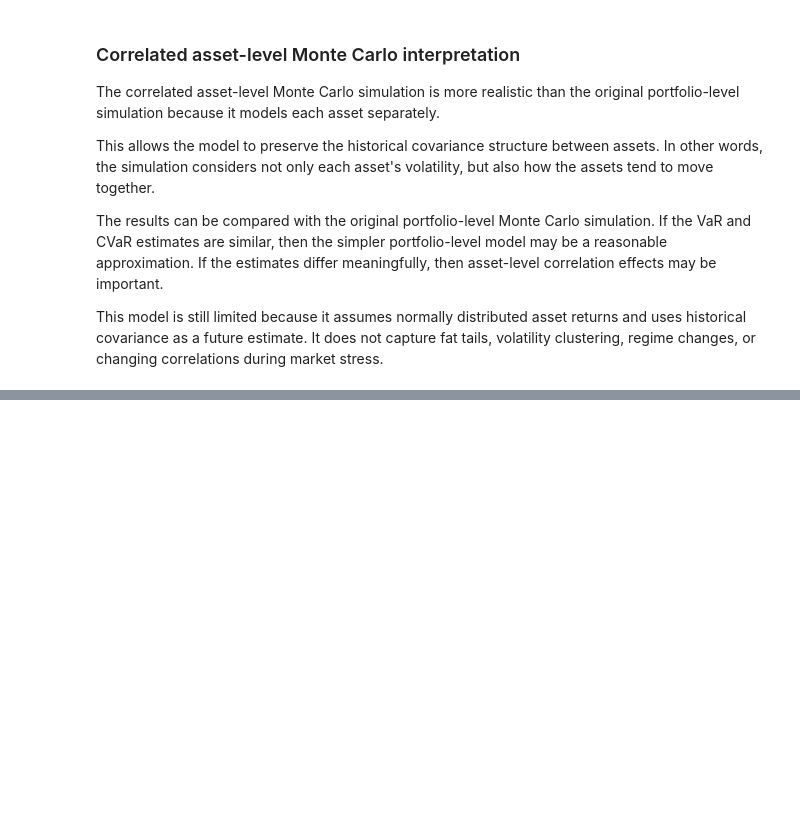
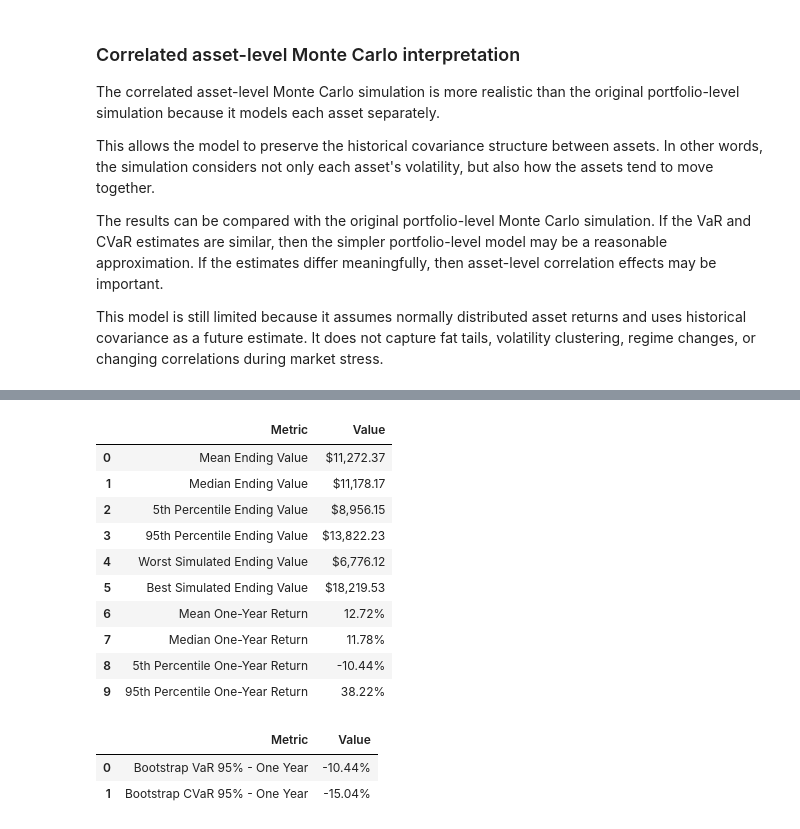
Before and after one commit to jimech/market-risk-analytics-python, a Jupyter notebook: notebooks/executed_01_portfolio_risk_modeling.ipynb, the cells around one changed output, grey strips where cells are left out. Cells and saved outputs as stored; diff of their text form; code cells hidden in the pictures; blank space fills up the shorter version.

```diff
--- a/notebooks/executed_01_portfolio_risk_modeling.ipynb
+++ b/notebooks/executed_01_portfolio_risk_modeling.ipynb
@@ -1659,0 +1732,54 @@ This model is still limited because it assumes normally distributed asset return
+# %%
+bootstrap_simulation_summary_display = bootstrap_simulation_summary.copy()
+
+money_metrics = [
+    "Mean Ending Value",
+    "Median Ending Value",
+    "5th Percentile Ending Value",
+    "95th Percentile Ending Value",
+    "Worst Simulated Ending Value",
+    "Best Simulated Ending Value"
+]
+
+bootstrap_simulation_summary_display["Value"] = bootstrap_simulation_summary_display.apply(
+    lambda row: f"${row['Value']:,.2f}" if row["Metric"] in money_metrics else f"{row['Value']:.2%}",
+    axis=1
+)
+
+bootstrap_simulation_summary_display
+# %% [output]
+|  | Metric | Value |
+| 0 | Mean Ending Value | $11,272.37 |
+| 1 | Median Ending Value | $11,178.17 |
+| 2 | 5th Percentile Ending Value | $8,956.15 |
+| 3 | 95th Percentile Ending Value | $13,822.23 |
+| 4 | Worst Simulated Ending Value | $6,776.12 |
+| 5 | Best Simulated Ending Value | $18,219.53 |
+| 6 | Mean One-Year Return | 12.72% |
+| 7 | Median One-Year Return | 11.78% |
+| 8 | 5th Percentile One-Year Return | -10.44% |
+| 9 | 95th Percentile One-Year Return | 38.22% |
+# %%
+bootstrap_var_95 = np.percentile(bootstrap_one_year_returns, 5)
+bootstrap_cvar_95 = bootstrap_one_year_returns[
+    bootstrap_one_year_returns <= bootstrap_var_95
+].mean()
+
+bootstrap_risk_summary = pd.DataFrame({
+    "Metric": [
+        "Bootstrap VaR 95% - One Year",
+        "Bootstrap CVaR 95% - One Year"
+    ],
+    "Value": [
+        bootstrap_var_95,
+        bootstrap_cvar_95
+    ]
+})
+
+bootstrap_risk_summary["Value"] = bootstrap_risk_summary["Value"].map(lambda x: f"{x:.2%}")
+
+bootstrap_risk_summary
+# %% [output]
+|  | Metric | Value |
+| 0 | Bootstrap VaR 95% - One Year | -10.44% |
+| 1 | Bootstrap CVaR 95% - One Year | -15.04% |
```
Also changed, not shown: parts of 22 cells of this notebook, 2 other files.
